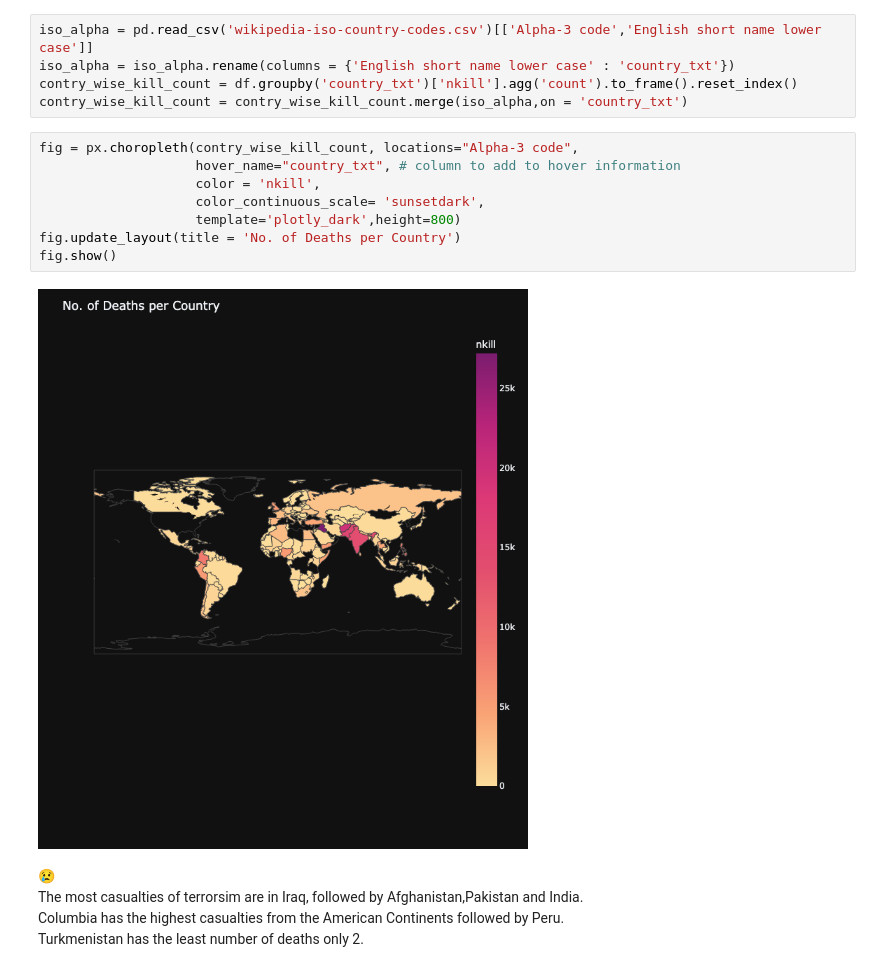
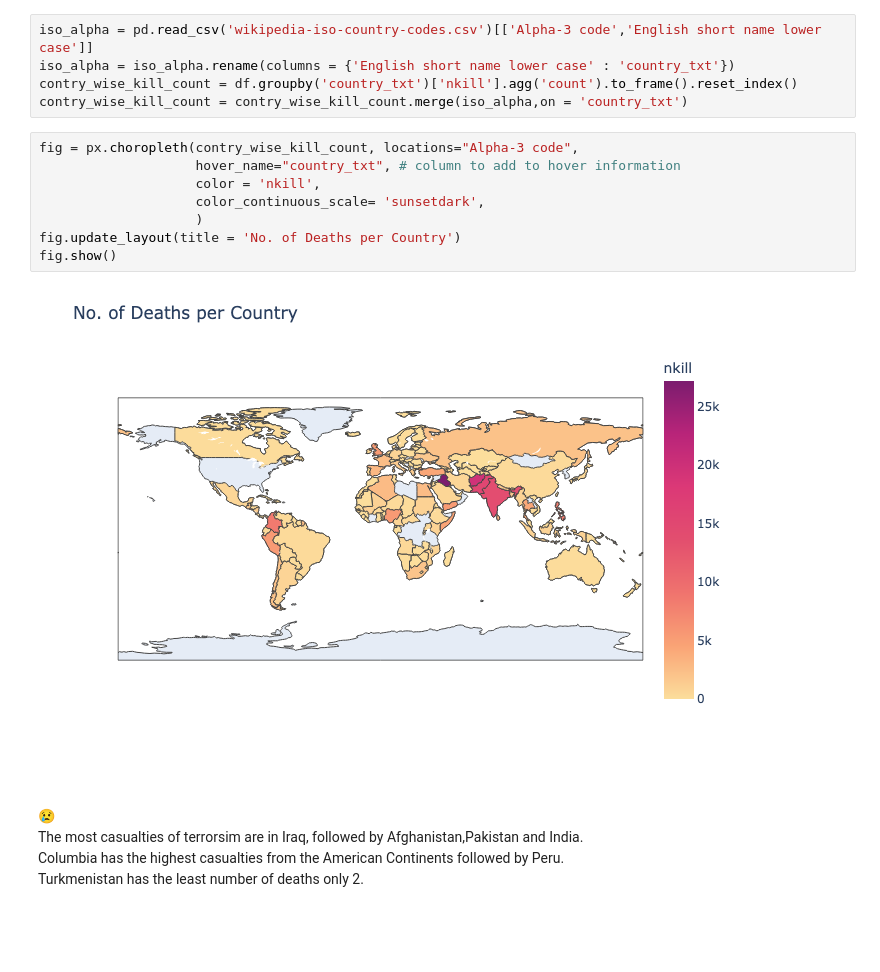
Before and after one commit to anup0201/Terrorism-Data-Analysis, a Jupyter notebook: TerrorismAnalysis.ipynb, the cells around one changed output. Drawn from its saved outputs; the diff is of its cells as text; blank space fills up the shorter version.

```diff
--- a/TerrorismAnalysis.ipynb
+++ b/TerrorismAnalysis.ipynb
@@ -256,13 +256,13 @@ contry_wise_kill_count = contry_wise_kill_count.merge(iso_alpha,on = 'country_tx
 # %%
 fig = px.choropleth(contry_wise_kill_count, locations="Alpha-3 code",
                     hover_name="country_txt", # column to add to hover information
                     color = 'nkill',
                     color_continuous_scale= 'sunsetdark',
-                    template='plotly_dark',height=800)
+                    )
 fig.update_layout(title = 'No. of Deaths per Country')
 fig.show()
 # %% [output]
-[figure, old version]
+[figure, new version]
 # %% [markdown]
 😢\
 The most casualties of terrorsim are in Iraq, followed by Afghanistan,Pakistan and India.\
```
Also changed, not shown: parts of 3 cells of this notebook.
